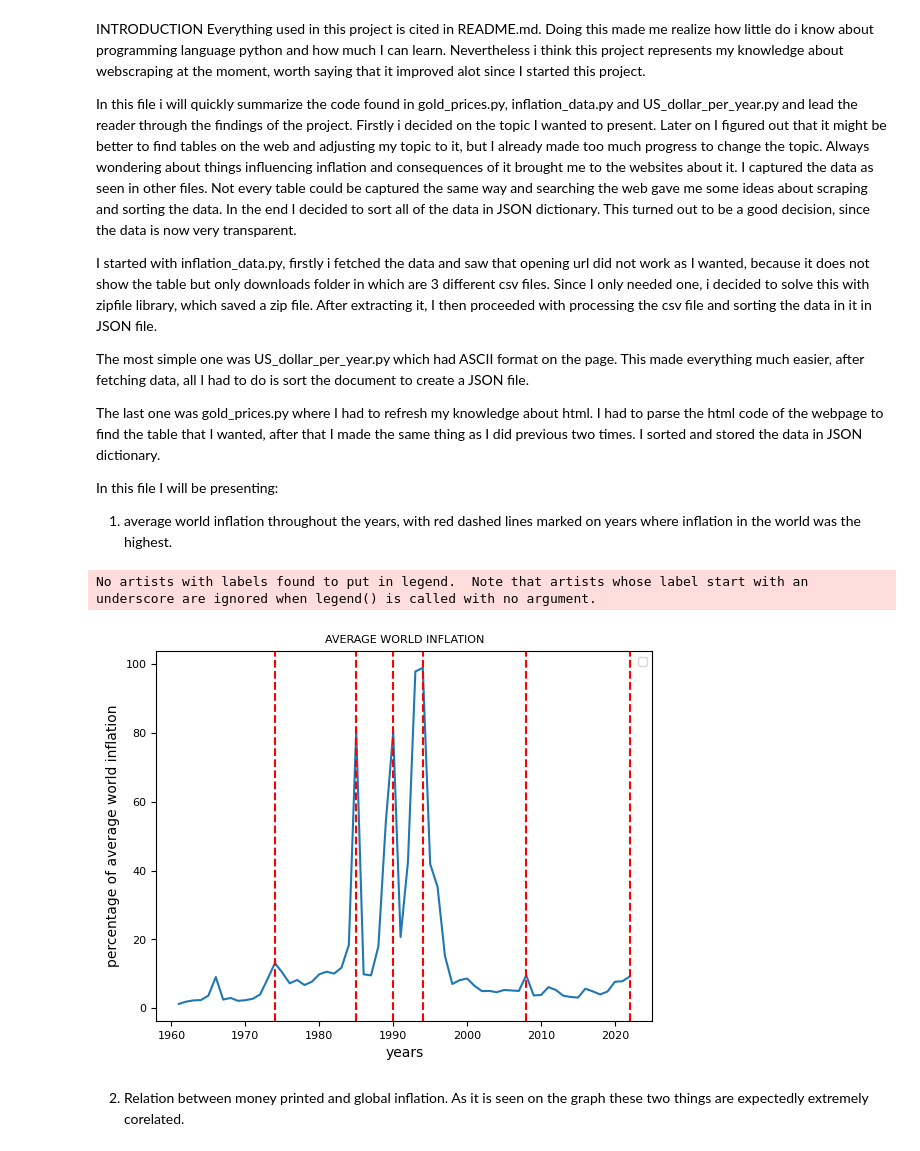
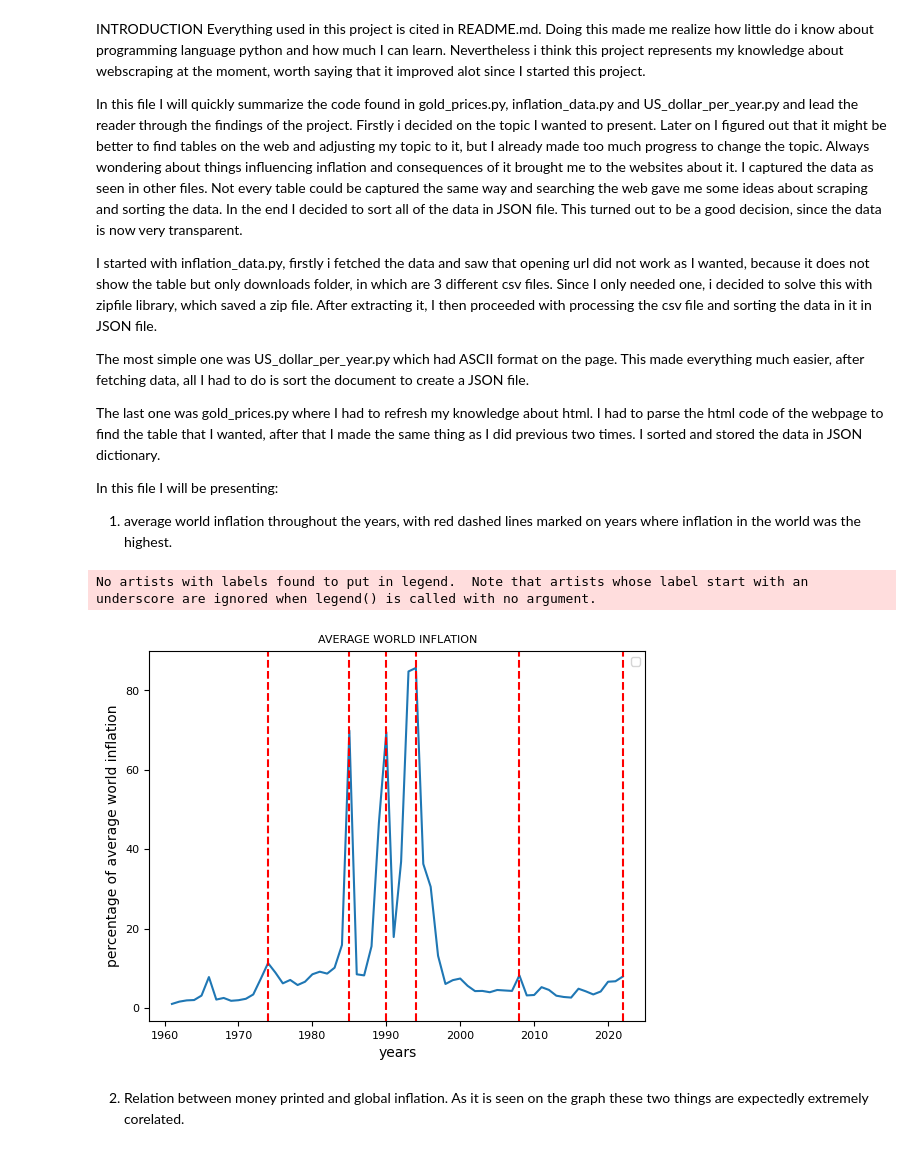
Before and after one commit to NikZivkovicKokalj/UVP-project, a Jupyter notebook: results.ipynb, the cells around one changed output. Saved outputs shown, nothing was run; the diff lists cells and outputs as text; code cells hidden in the pictures.

Commit message:
files into folders, making the code readable

```diff
--- a/results.ipynb
+++ b/results.ipynb
@@ -3,9 +3,9 @@ INTRODUCTION
 Everything used in this project is cited in README.md. Doing this made me realize how little do i know about programming language python and how much I can learn. Nevertheless i think this project represents my knowledge about webscraping at the moment, worth saying that it improved alot since I started this project.
 
 
-In this file i will quickly summarize the code found in gold_prices.py, inflation_data.py and US_dollar_per_year.py and lead the reader through the findings of the project. Firstly i decided on the topic I wanted to present. Later on I figured out that it might be better to find tables on the web and adjusting my topic to it, but I already made too much progress to change the topic. Always wondering about things influencing inflation and consequences of it brought me to the websites about it. I captured the data as seen in other files. Not every table could be captured the same way and searching the web gave me some ideas about scraping and sorting the data. In the end I decided to sort all of the data in JSON dictionary. This turned out to be a good decision, since the data is now very transparent.
+In this file I will quickly summarize the code found in gold_prices.py, inflation_data.py and US_dollar_per_year.py and lead the reader through the findings of the project. Firstly i decided on the topic I wanted to present. Later on I figured out that it might be better to find tables on the web and adjusting my topic to it, but I already made too much progress to change the topic. Always wondering about things influencing inflation and consequences of it brought me to the websites about it. I captured the data as seen in other files. Not every table could be captured the same way and searching the web gave me some ideas about scraping and sorting the data. In the end I decided to sort all of the data in JSON file. This turned out to be a good decision, since the data is now very transparent.
 
-I started with inflation_data.py, firstly i fetched the data and saw that opening url did not work as I wanted, because it does not show the table but only downloads folder in which are 3 different csv files. Since I only needed one, i decided to solve this with zipfile library, which saved a zip file. After extracting it, I then proceeded with processing the csv file and sorting the data in it in JSON file.
+I started with inflation_data.py, firstly i fetched the data and saw that opening url did not work as I wanted, because it does not show the table but only downloads folder, in which are 3 different csv files. Since I only needed one, i decided to solve this with zipfile library, which saved a zip file. After extracting it, I then proceeded with processing the csv file and sorting the data in it in JSON file.
 
 The most simple one was US_dollar_per_year.py which had ASCII format on the page. This made everything much easier, after fetching data, all I had to do is sort the document to create a JSON file.
 
@@ -15,72 +15,82 @@ In this file I will be presenting:
 1. average world inflation throughout the years, with red dashed lines marked on years where inflation in the world was the highest.
 # %%
 import matplotlib.pyplot as plt
-from countries import countries
+from data.countries import countries
 import json
+import os
 
 
 # function that avoids doing mathematical operations on strings
 def cast_to_float(s):
+    """
+    Function that takes a string as an input and converts it into a float
+    """
     return 0 if s == '' else float(s)
 
 
-inflation_file = open("../inflation.json", "r")
+def inflation_data_function():
+    notebook_dir = os.path.dirname(os.path.abspath("__file__"))
+    relative_path = 'data/inflation.json'
+    inflation_file_path = os.path.join(notebook_dir, relative_path)
+    with open(inflation_file_path, "r") as inflation_file:
+        inflation_data = json.load(inflation_file)
 
 
-inflation_data = json.load(inflation_file)
-country_counter = 0
-average_world_inflation = {}
 
+# calculating the sum of world inflation per year
+def yearly_inflation():
+    country_counter = 0
+    average_world_inflation = {}
+    for country, year_inflation_dict in inflation_data.items():
+        if country in countries:
+            country_counter += 1
+            for year, inflation in year_inflation_dict.items():
+                if year in average_world_inflation:
+                    average_world_inflation[year] = average_world_inflation[year] + cast_to_float(inflation_data[country][year])
+                else:
+                    average_world_inflation[year] = cast_to_float(inflation_data[country][year])
+    return average_world_inflation
 
-#CALCULATING THE WORLD AVERAGE INFLATION BY YEAR
-for country, year_inflation_dict in inflation_data.items():
-    if country in countries:
-        country_counter += 1
-        for year, inflation in year_inflation_dict.items():
-            if year in average_world_inflation:
-                average_world_inflation[year] = average_world_inflation[year] + cast_to_float(inflation_data[country][year])
-            else:
-                average_world_inflation[year] = cast_to_float(inflation_data[country][year])
 
 
 inflation_x, inflation_y = [], []
 printing_x, printing_y = [], []
 
-
+average_world_inflation = yearly_inflation()
 for year, inflation in average_world_inflation.items():
-    average_world_inflation[year] = average_world_inflation[year] / country_counter
+    average_world_inflation[year] = average_world_inflation[year] / 194 # number of all the countries
     inflation_x.append(int(year))
     inflation_y.append(average_world_inflation[year])
 
 
 plt.plot(inflation_x, inflation_y)
 SMALL_SIZE = 8
 MEDIUM_SIZE = 10
 BIGGER_SIZE = 12
 
 plt.rc('font', size=SMALL_SIZE)          # controls default text sizes
 plt.rc('axes', titlesize=SMALL_SIZE)     # fontsize of the axes title
 plt.rc('axes', labelsize=MEDIUM_SIZE)    # fontsize of the x and y labels
 plt.rc('xtick', labelsize=SMALL_SIZE)    # fontsize of the tick labels
 plt.rc('ytick', labelsize=SMALL_SIZE)    # fontsize of the tick labels
 plt.rc('legend', fontsize=SMALL_SIZE)    # legend fontsize
 plt.rc('figure', titlesize=BIGGER_SIZE)  # fontsize of the figure title
 plt.legend(loc='upper right')            # legend location
 plt.xlabel('years')                      # x - label name
 plt.ylabel('percentage of average world inflation')                     # y - label name
 plt.title('AVERAGE WORLD INFLATION')                                    # graph title
 plt.axvline(x=2008, color='red', linestyle='--', label='Year 2008')     # location of the red dashed line
 plt.axvline(x=1994, color='red', linestyle='--', label='Year 1994')
 plt.axvline(x=1974, color='red', linestyle='--', label='Year 1974')
 plt.axvline(x=1985, color='red', linestyle='--', label='Year 1985')
 plt.axvline(x=1990, color='red', linestyle='--', label='Year 1990')
 plt.axvline(x=2022, color='red', linestyle='--', label='Year 2022')
 
 
 plt.show()
 # %% [output]
 No artists with labels found to put in legend.  Note that artists whose label start with an underscore are ignored when legend() is called with no argument.
-[figure, old version]
+[figure, new version]
 # %% [markdown]
 2. Relation between money printed and global inflation. As it is seen on the graph these two things are expectedly extremely corelated.
 # %%
```
Also changed, not shown: parts of 4 cells of this notebook, 6 other files.
